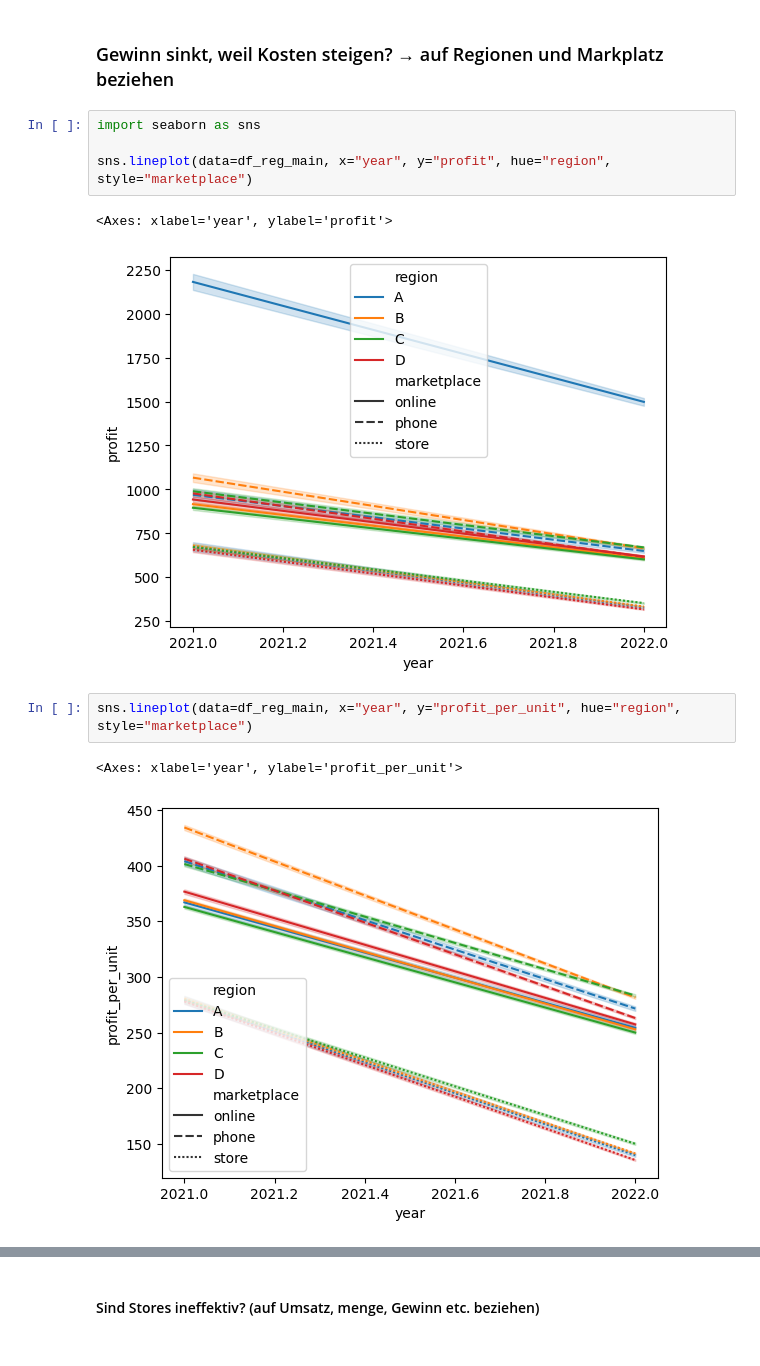
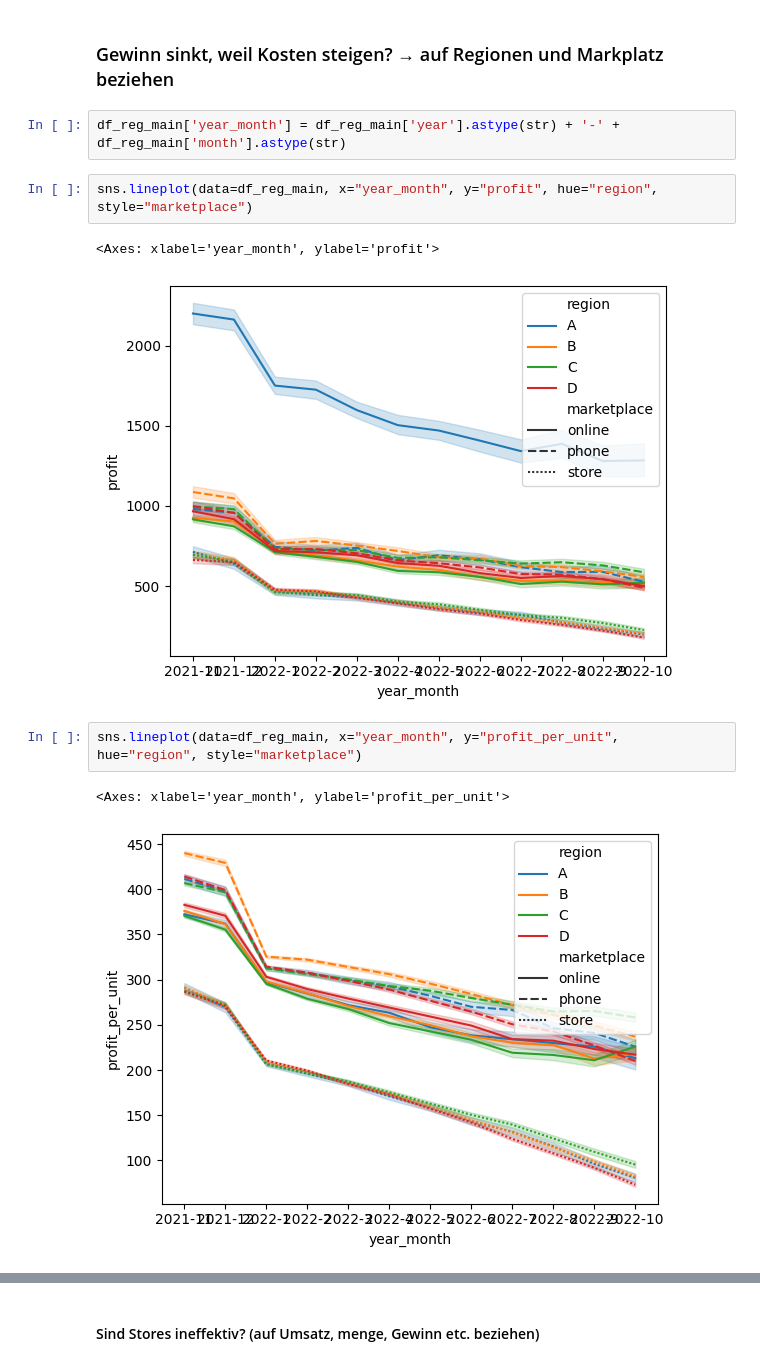
Before and after one commit to timstr97/business-analytics-case-study, a Jupyter notebook: sandbox/florian/Kostenanalyse.ipynb, the cells around one changed output, grey strips where cells are left out. Drawn from its saved outputs; the diff is of its cells as text.

```diff
--- a/sandbox/florian/Kostenanalyse.ipynb
+++ b/sandbox/florian/Kostenanalyse.ipynb
@@ -101,16 +102,16 @@ for df_reg_main, region, marketplace in dataframes:
 df_reg_main = pd.concat([df for df, _, _ in dataframes], ignore_index=True)
 # %% [markdown]
 ### Gewinn sinkt, weil Kosten steigen? → auf Regionen und Markplatz beziehen
+# %%
+df_reg_main['year_month'] = df_reg_main['year'].astype(str) + '-' + df_reg_main['month'].astype(str)
 # %%
-import seaborn as sns
-
-sns.lineplot(data=df_reg_main, x="year", y="profit", hue="region", style="marketplace")
+sns.lineplot(data=df_reg_main, x="year_month", y="profit", hue="region", style="marketplace")
 # %% [output]
-<Axes: xlabel='year', ylabel='profit'>
+<Axes: xlabel='year_month', ylabel='profit'>
-[figure, old version]
+[figure, new version]
 # %%
-sns.lineplot(data=df_reg_main, x="year", y="profit_per_unit", hue="region", style="marketplace")
+sns.lineplot(data=df_reg_main, x="year_month", y="profit_per_unit", hue="region", style="marketplace")
 # %% [output]
-<Axes: xlabel='year', ylabel='profit_per_unit'>
+<Axes: xlabel='year_month', ylabel='profit_per_unit'>
-[figure, old version]
+[figure, new version]
 # %%
```
Also changed, not shown: parts of 5 cells of this notebook, 1 other file.
